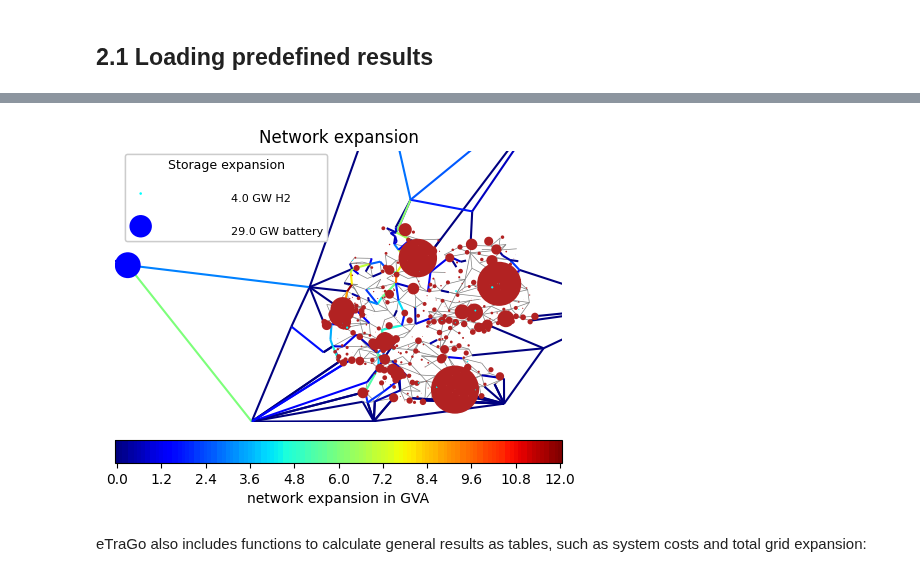
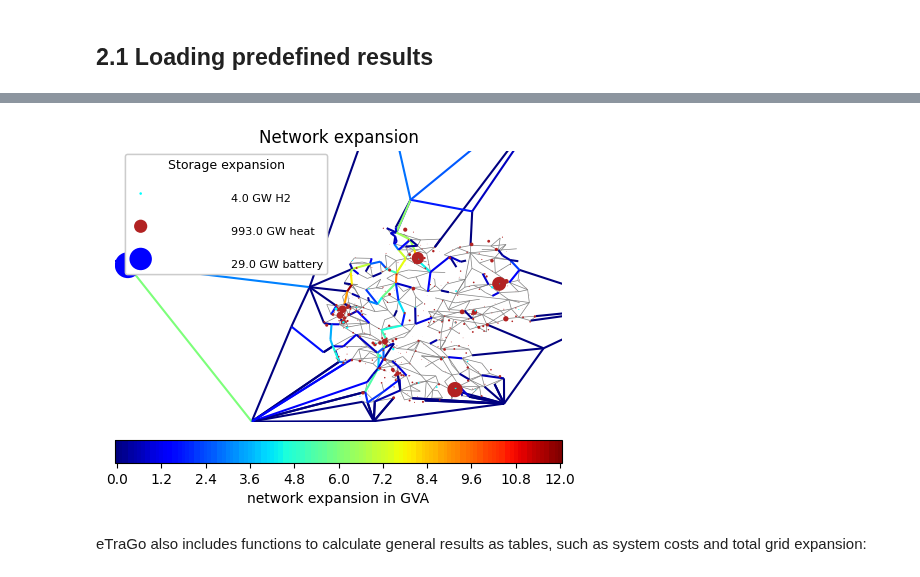
Before and after one commit to openego/eTraGo, a Jupyter notebook: examples/minimal_example_result_analysis.ipynb, the cells around one changed output, grey strips where cells are left out. Drawn from its saved outputs; the diff is of its cells as text; code cells hidden in the pictures.

Commit message:
Adapt figure in minimal example

```diff
--- a/examples/minimal_example_result_analysis.ipynb
+++ b/examples/minimal_example_result_analysis.ipynb
@@ -211,11 +211,12 @@ INFO:etrago.network:
 # %%
 etrago_larger_model.plot_grid(
     line_colors="expansion_abs",
     bus_colors = "storage_expansion", bus_sizes= 0.000001,
     scaling_store_expansion={"H2": 1,
+                            "heat": 0.1,
                             "battery": 10})
 # %% [output]
-[figure, old version]
+[figure, new version]
 # %% [markdown]
 eTraGo also includes functions to calculate general results as tables, such as system costs and total grid expansion:
 # %%
```
Also changed, not shown: parts of 1 cell of this notebook.
